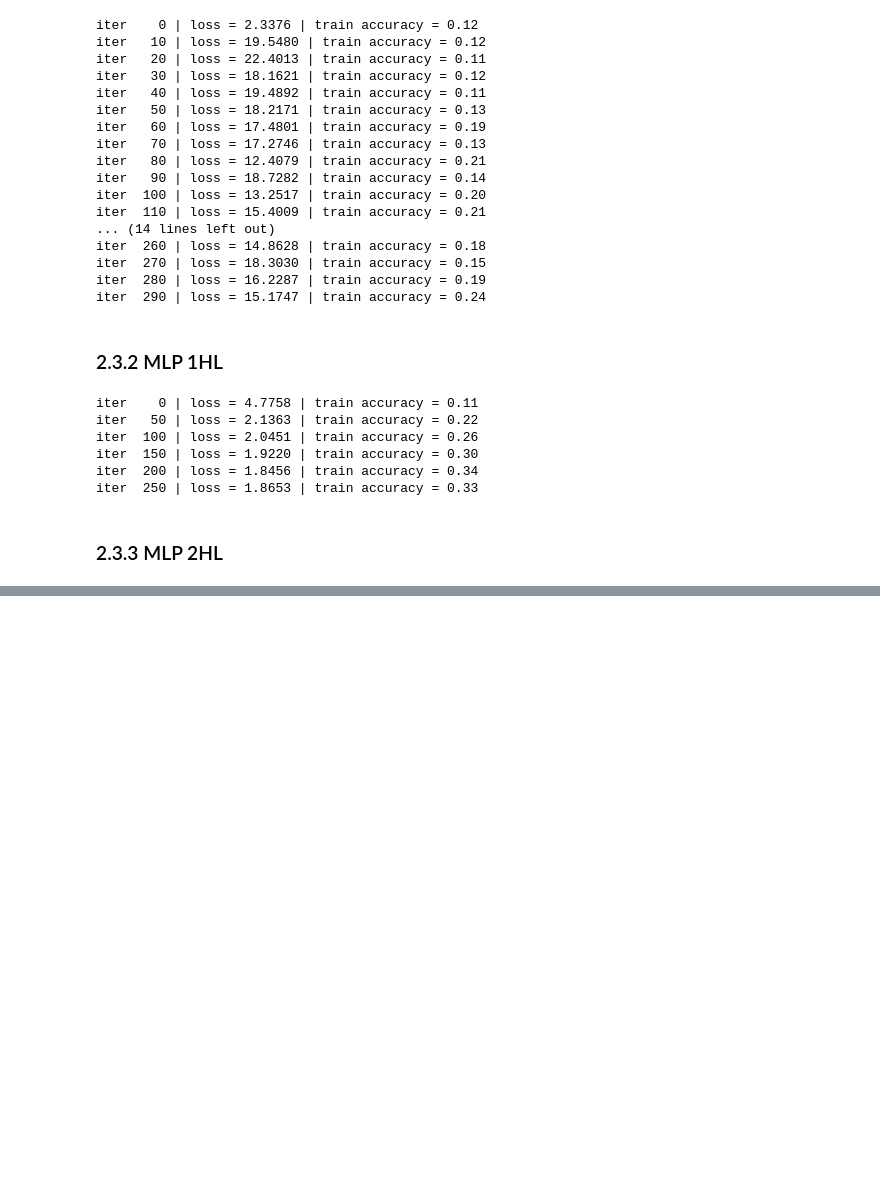
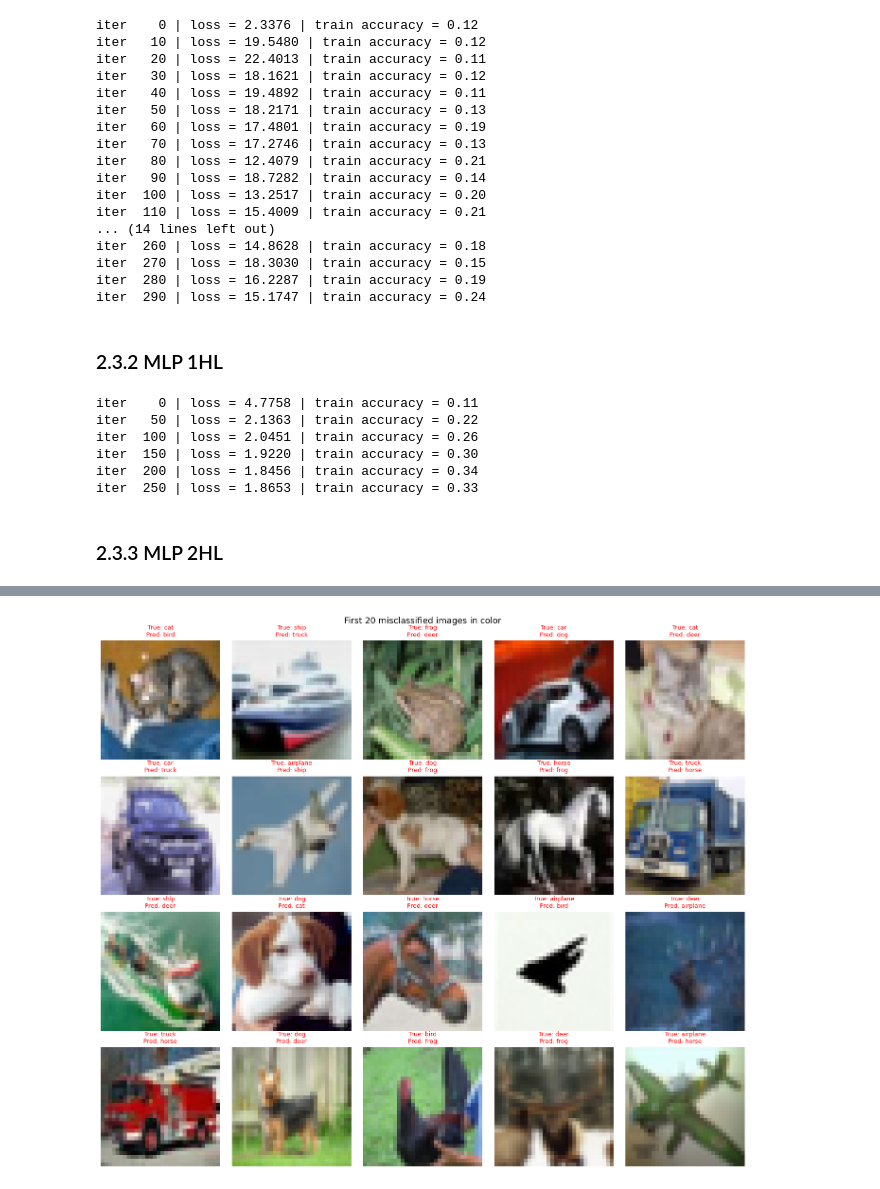
Before and after one commit to Corentin-Monsallier/Machine-Learning, a Jupyter notebook: part2.ipynb, the cells around one changed output, grey strips where cells are left out. Saved outputs shown, nothing was run; the diff lists cells and outputs as text; code cells hidden in the pictures; blank space fills up the shorter version.

```diff
--- a/part2.ipynb
+++ b/part2.ipynb
@@ -404,0 +456,11 @@ iter    0 | loss = 4.1241 | train accuracy = 0.11
+# %%
+pred_test_color = predict_h1_color(x_test_color)
+pred_labels = np.argmax(pred_test_color, axis=1)
+
+errors_idx = np.where(pred_labels != y_test_int)[0]
+print(f"MLP (color, 1HL): {len(errors_idx)} errors out of {len(y_test_int)}")
+
+print("\nErrors per class:")
+for c in range(NB_CLASSES):
+    n_err = np.sum((y_test_int == c) & (pred_labels != y_test_int))
+    print(f"  {CLASS_NAMES[c]:<10}: {n_err}")
@@ -404,0 +481,12 @@ iter    0 | loss = 4.1241 | train accuracy = 0.11
+# %%
+fig, axes = plt.subplots(4, 5, figsize=(14, 12))
+axes = axes.ravel()
+for j, i in enumerate(errors_idx[:20]):
+    axes[j].imshow(x_test_rgb[i])
+    axes[j].set_title(f"True: {CLASS_NAMES[y_test_int[i]]}\nPred: {CLASS_NAMES[pred_labels[i]]}",
+                      fontsize=9, color='red')
+    axes[j].axis('off')
+plt.suptitle("First 20 misclassified images in color", fontsize=13)
+plt.tight_layout(); plt.show()
+# %% [output]
+[figure, added]
```
Also changed, not shown: parts of 23 cells of this notebook.
